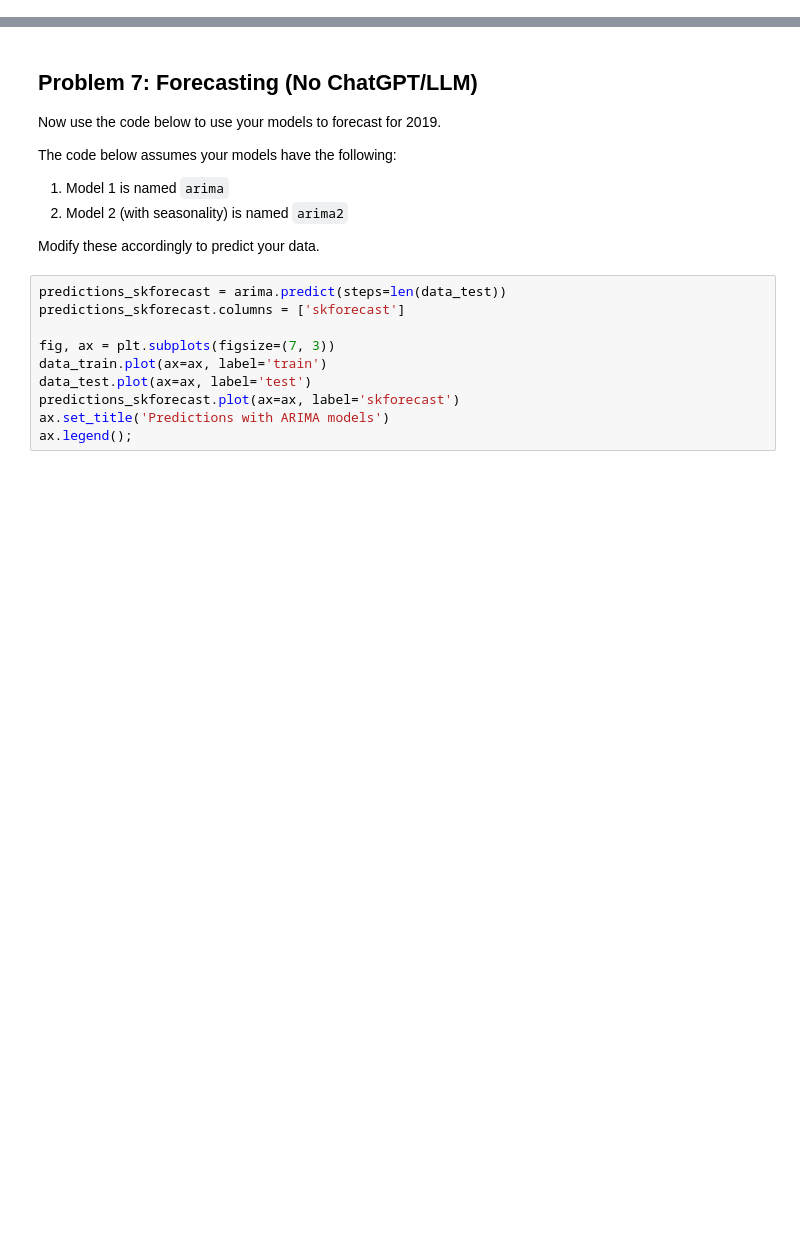
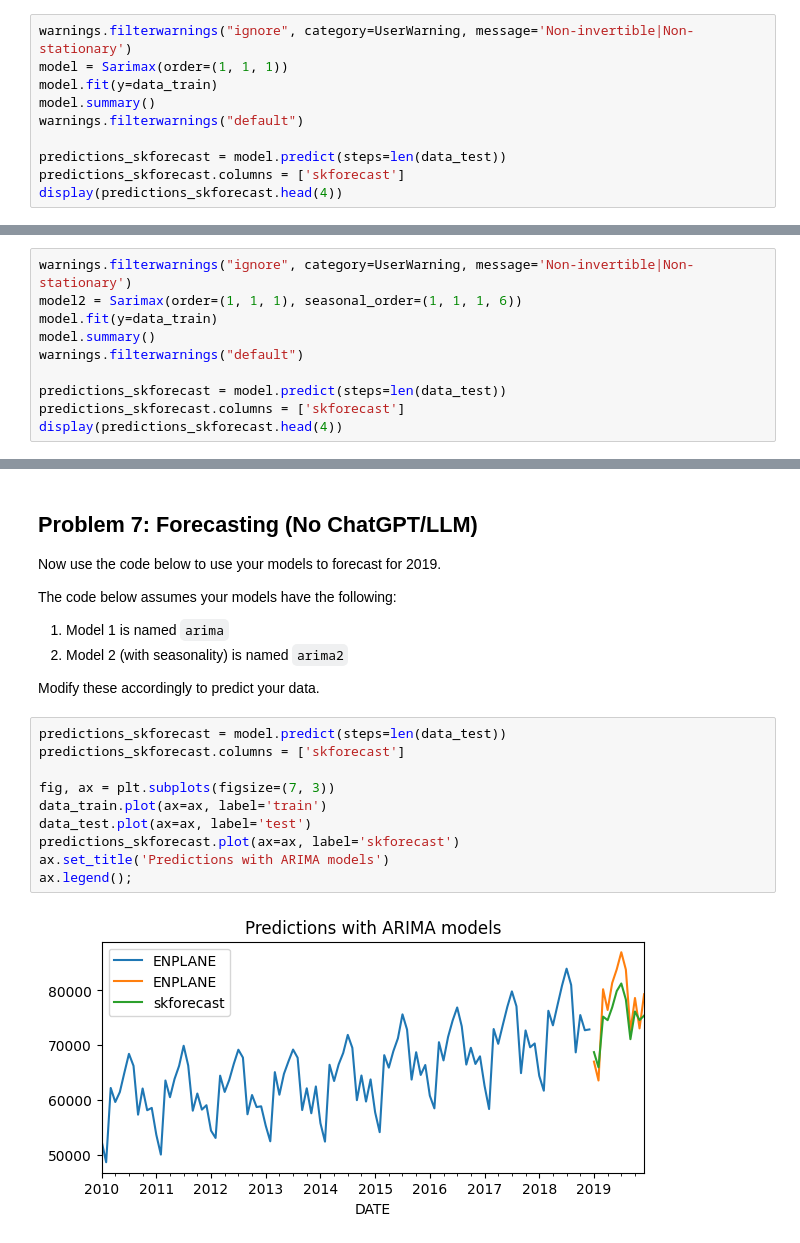
Before and after one commit to oekwonu/dsba6211-summer2024-labs, a Jupyter notebook: notebooks/dsba6211_summer2024_lab7.ipynb, the cells around one changed output, grey strips where cells are left out. Cells and saved outputs as stored; diff of their text form; blank space fills up the shorter version.

```diff
--- a/notebooks/dsba6211_summer2024_lab7.ipynb
+++ b/notebooks/dsba6211_summer2024_lab7.ipynb
@@ -107,0 +113,10 @@ Fit and run a summary stats on this model.
+# %%
+warnings.filterwarnings("ignore", category=UserWarning, message='Non-invertible|Non-stationary')
+model = Sarimax(order=(1, 1, 1))
+model.fit(y=data_train)
+model.summary()
+warnings.filterwarnings("default")
+
+predictions_skforecast = model.predict(steps=len(data_test))
+predictions_skforecast.columns = ['skforecast']
+display(predictions_skforecast.head(4))
@@ -131,0 +168,10 @@ Based on your answer for Problem 3, build a 2nd model and add in a `seasonal_ord
+# %%
+warnings.filterwarnings("ignore", category=UserWarning, message='Non-invertible|Non-stationary')
+model2 = Sarimax(order=(1, 1, 1), seasonal_order=(1, 1, 1, 6))
+model.fit(y=data_train)
+model.summary()
+warnings.filterwarnings("default")
+
+predictions_skforecast = model.predict(steps=len(data_test))
+predictions_skforecast.columns = ['skforecast']
+display(predictions_skforecast.head(4))
@@ -150,13 +207,15 @@ The code below assumes your models have the following:
 
 Modify these accordingly to predict your data.
 # %%
-predictions_skforecast = arima.predict(steps=len(data_test))
+predictions_skforecast = model.predict(steps=len(data_test))
 predictions_skforecast.columns = ['skforecast']
 
 fig, ax = plt.subplots(figsize=(7, 3))
 data_train.plot(ax=ax, label='train')
 data_test.plot(ax=ax, label='test')
 predictions_skforecast.plot(ax=ax, label='skforecast')
 ax.set_title('Predictions with ARIMA models')
 ax.legend();
+# %% [output]
+[figure, added]
 # %%
```
Also changed, not shown: parts of 16 cells of this notebook.
